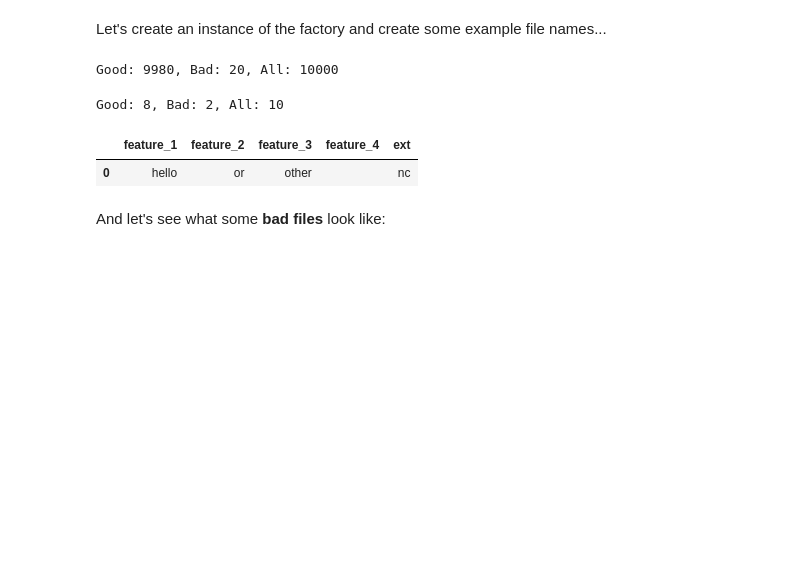
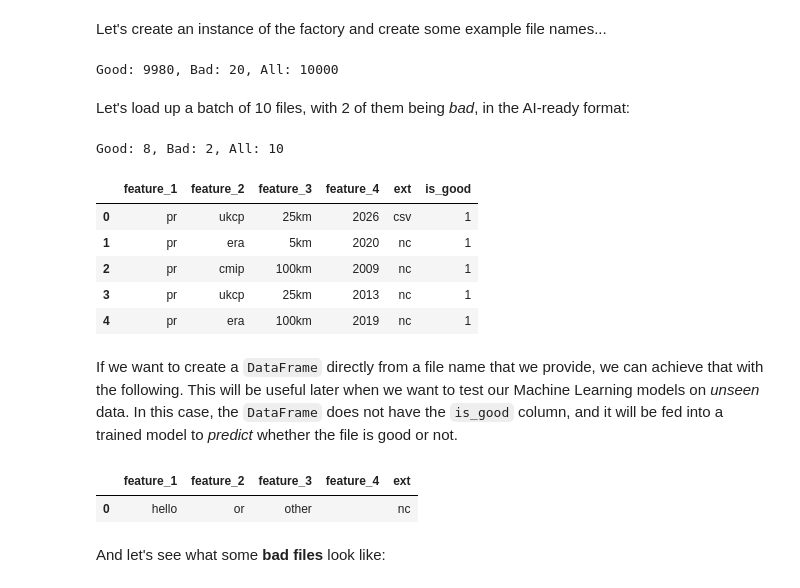
Before and after one commit to agstephens/ai-mini-projects, a Jupyter notebook: filename-classifier/filename-classification.ipynb, the cells around one changed output. Drawn from its saved outputs; the diff is of its cells as text; code cells hidden in the pictures; blank space fills up the shorter version.

Commit message:
Added extra info about one-hot-encoding and the `filename_to_df()` method.

```diff
--- a/filename-classifier/filename-classification.ipynb
+++ b/filename-classifier/filename-classification.ipynb
@@ -167,14 +167,27 @@ ff = FilenameFactory()
 good_files, bad_files = ff.create_batch(n_bad=20)
 # %% [output]
 Good: 9980, Bad: 20, All: 10000
+# %% [markdown]
+Let's load up a batch of 10 files, with 2 of them being *bad*, in the AI-ready format:
 # %%
 df = ff.get_ai_ready_batch(n=10, n_bad=2)
-one_rec_df = ff.filename_to_df("hello_or_other.nc")
-one_rec_df
+df.head()
 # %% [output]
 Good: 8, Bad: 2, All: 10
-|  | feature_1 | feature_2 | feature_3 | feature_4 | ext |
-| 0 | hello | or | other |  | nc |
+|  | feature_1 | feature_2 | feature_3 | feature_4 | ext | is_good |
+| 0 | pr | ukcp | 25km | 2026 | csv | 1 |
+| 1 | pr | era | 5km | 2020 | nc | 1 |
+| 2 | pr | cmip | 100km | 2009 | nc | 1 |
+| 3 | pr | ukcp | 25km | 2013 | nc | 1 |
+| 4 | pr | era | 100km | 2019 | nc | 1 |
+# %% [markdown]
+If we want to create a `DataFrame` directly from a file name that we provide, we can achieve that with the following. This will be useful later when we want to test our Machine Learning models on *unseen* data. In this case, the `DataFrame` does not have the `is_good` column, and it will be fed into a trained model to *predict* whether the file is good or not.
+# %%
+one_rec_df = ff.filename_to_df("hello_or_other.nc")
+one_rec_df
+# %% [output]
+|  | feature_1 | feature_2 | feature_3 | feature_4 | ext |
+| 0 | hello | or | other |  | nc |
 # %% [markdown]
 And let's see what some **bad files** look like:
 # %%
```
Also changed, not shown: parts of 5 cells of this notebook.
